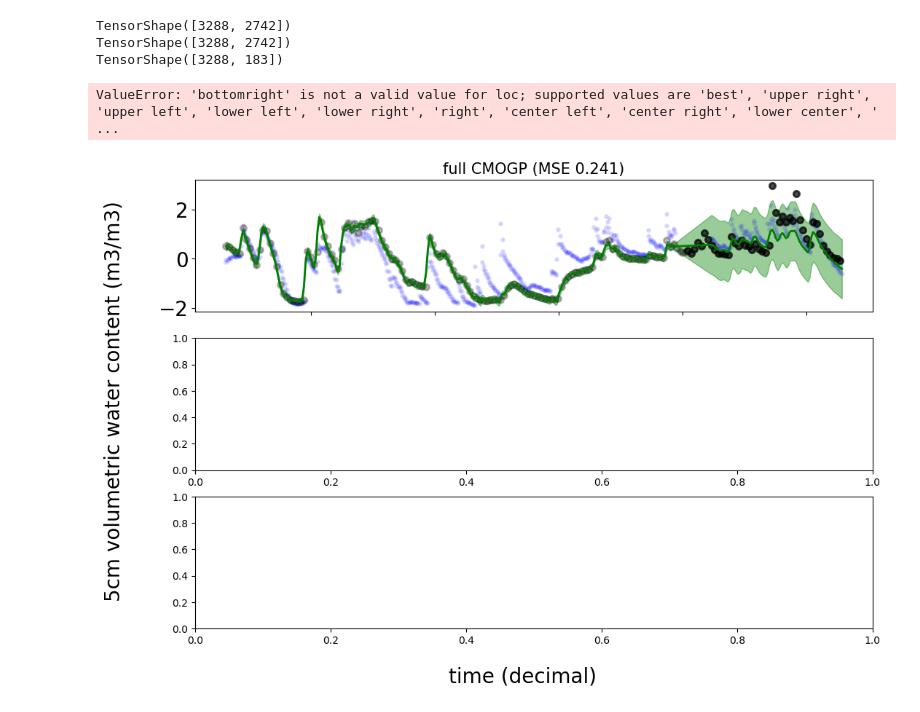
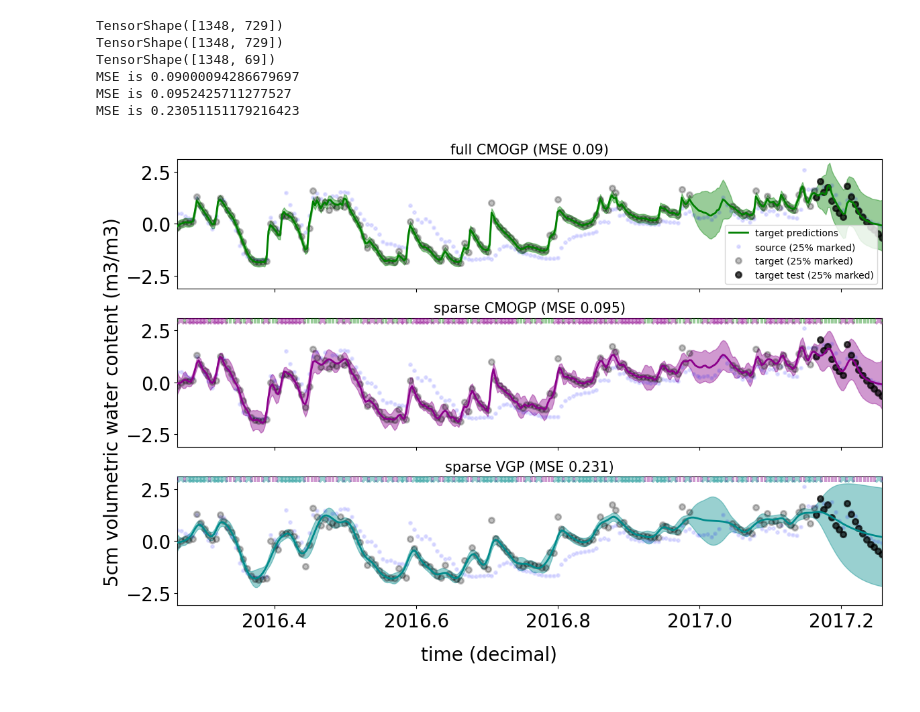
Before and after one commit to JVerbeek/at-gpflow, a Jupyter notebook: experiments/soil-moisture/soil_transfer_learning.ipynb, the cells around one changed output. Cells and saved outputs as stored; diff of their text form; code cells hidden in the pictures.

Commit message:
Implemented multi-station conditioning

```diff
--- a/experiments/soil-moisture/soil_transfer_learning.ipynb
+++ b/experiments/soil-moisture/soil_transfer_learning.ipynb
@@ -15,9 +15,9 @@ sys.path.append(str(at_dir))
 sys.path.append(str(subdir))
 BASE = str(subdir)
 
-source = pd.read_csv(BASE+"/data/station_data/RM_SM_14_calibrated.csv")
+source = pd.read_csv(BASE+"/data/station_data/RM_SM_15_calibrated.csv")
 source2 = pd.read_csv(BASE+"/data/station_data/RM_SM_02_calibrated.csv")
-target = pd.read_csv(BASE+"/data/station_data/RM_SM_15_calibrated.csv")
+target = pd.read_csv(BASE+"/data/station_data/RM_SM_14_calibrated.csv")
 source["Measurement Time"] = pd.to_datetime(source["Measurement Time"])
 source2["Measurement Time"] = pd.to_datetime(source2["Measurement Time"])
 target["Measurement Time"] = pd.to_datetime(target["Measurement Time"])
@@ -26,8 +26,8 @@ source.index = source["Measurement Time"]
 source2.index = source2["Measurement Time"]
 target.index = target["Measurement Time"]
 
-source = source.resample("3H").last()
-source2 = source2.resample("3H").last()
+source = source.resample("12H").last()
+source2 = source2.resample("24H").last()
 target = target.resample("12H").last()
 
 source['decimal_year'] = source['Measurement Time'].dt.year + (source['Measurement Time'].dt.dayofyear - 1) / 365.25
@@ -211,7 +232,7 @@ TensorShape([3288, 183])
 from atmodel import SparseCMOGP, ConditionalMOGP
 from atlikelihood import TransferLikelihood
 import gpflow as gpf
-from robust_svgp import LMCInducingVariable
+from robust_svgp import LMCInducingVariable, LMCInducingPointsBase
 
 def optimize(m):
     opt = gpf.optimizers.Scipy()
@@ -219,7 +240,7 @@ def optimize(m):
     plt.plot(res["loss_history"])
     plt.show()
 
-output_dim = 2  # Number of outputs
+output_dim = 3 # Number of outputs
 rank = 1  # Rank of W
 
 # Base kernel
@@ -229,20 +250,20 @@ k = gpf.kernels.Matern32(active_dims=[0])
 coreg = gpf.kernels.Coregion(
     output_dim=output_dim, rank=rank, active_dims=[1]
 )
-nIVS = 100
-print(X)
+nIVS = 50 * output_dim
 ivs = np.linspace(np.min(X[:,0]), np.max(X[:,0]), nIVS).reshape(-1, 1)
-print(ivs[0], ivs[-1])
-iv_ind = np.concatenate((np.ones((int(nIVS/2),1 )), np.zeros((int(nIVS/2), 1))))  # I guess the IPs for the target don't matter here, but this makes the comparison fair.
+iv_ind = [j * np.ones((int(nIVS/output_dim), 1)) for j in range(output_dim)]
+iv_ind = np.concatenate(iv_ind)  # I guess the IPs for the target don't matter here, but this makes the comparison fair.
 shuffle = np.random.permutation(np.arange(len(ivs)))
 ivs = ivs[shuffle]
 ivs = np.hstack((ivs, iv_ind))
+print(ivs.shape, X.shape, y.shape)
 kern = k * coreg
 #m = ConditionalMOGP((X, y), kernel=kern, likelihood=TransferLikelihood(source=gpf.likelihoods.Gaussian(), target=gpf.likelihoods.Gaussian()))
-model2 = SparseCMOGP((X, y), exact_target=False, kernel=kern, jitter=1e-5, inducing_variable=LMCInducingVariable(ivs), likelihood=TransferLikelihood(source=gpf.likelihoods.Gaussian(), target=gpf.likelihoods.Gaussian()))
+model2 = SparseCMOGP((X, y), conditioning_index=2, exact_target=False, kernel=kern, jitter=1e-5, inducing_variable=LMCInducingPointsBase(ivs), likelihood=TransferLikelihood(source=gpf.likelihoods.Gaussian(), target=gpf.likelihoods.Gaussian()))
 #gpf.set_trainable(m.kernel.kernels[0].variance, True)
 #gpf.set_trainable(m.likelihood.source.variance, False)
-print(model2.inducing_variable.Z)
+#print(model2.conditional_likelihood(decompose_likelihood=True))
 
 gpf.utilities.print_summary(model2)
 optimize(model2)
@@ -344,11 +374,11 @@ ours_mse
 # %%
 # This likelihood switches between Gaussian noise with different variances for each f_i:
 from robust_svgp import LMCInducingPointsBase
-output_dim = 2  # Number of outputs
+output_dim = 3 # Number of outputs
 rank = 1  # Rank of W
 
 # Base kernel
-k = gpf.kernels.Matern32()
+k = gpf.kernels.Matern32(active_dims=[0])
 
 # Coregion kernel
 coreg = gpf.kernels.Coregion(
@@ -360,12 +390,11 @@ kern = k * coreg
 lik = TransferLikelihood(
     source=gpf.likelihoods.Gaussian(), target=gpf.likelihoods.Gaussian()
 )
-
-nIVS = 100
+nIVS = 50*output_dim
 print(X)
 ivs = np.linspace(np.min(X[:,0]), np.max(X[:,0]), nIVS).reshape(-1, 1)
-print(ivs[0], ivs[-1])
-iv_ind = np.concatenate((np.ones((int(nIVS/2),1 )), np.zeros((int(nIVS/2), 1))))  # I guess the IPs for the target don't matter here, but this makes the comparison fair.
+iv_ind = np.concatenate((2*np.ones((int(nIVS/3),1 )), np.ones((int(nIVS/3),1 )), np.zeros((int(nIVS/3), 1))))  # I guess the IPs for the target don't matter here, but this makes the comparison fair.
+shuffle = np.random.permutation(np.arange(len(ivs)))
 ivs = ivs[shuffle]
 ivs = np.hstack((ivs, iv_ind))
 # now build the GP model as normal
@@ -418,6 +440,7 @@ gpf.utilities.print_summary(model3)
 # %%
 from sklearn.metrics import mean_squared_error
 
+from matplotlib.legend_handler import HandlerTuple
 colors = ["green", "darkmagenta", "darkcyan"]
 fig, ax = plt.subplots(3, 1, figsize=(12, 8))
 for i ,(name, m) in enumerate(zip(["full CMOGP", "sparse CMOGP", "sparse VGP"], [model1, model2, model3])):
@@ -434,41 +457,46 @@ for i ,(name, m) in enumerate(zip(["full CMOGP", "sparse CMOGP", "sparse VGP"],
     ax[i].plot(Ax, Ay, "b.", markevery=4, ms=6, mew=2, alpha=0.1, label="source (25% marked)")
     ax[i].plot(Bx, By, "k.", markevery=4, ms=12, mew=2, alpha=0.25, label="target (25% marked)")
     ax[i].plot(Xtest, ytest, "k.", markevery=4, ms=12, mew=2, alpha=0.7, label="target test (25% marked)")
     fig.supxlabel("time (decimal)", fontsize=20)
     fig.supylabel("5cm volumetric water content (m3/m3)", fontsize=20)
     ours_mse = mean_squared_error(ytest, fmean_tst)
     ax[i].set_title(name + f" (MSE {np.round(ours_mse, 3)})", fontsize=15)
     if i < 2:
         ax[i].set_xticklabels([])
     ax[i].tick_params(axis='both', labelsize=20)
     ax[i].fill_between(
         Xall[:, 0],
         (fmean2 - 2 * np.sqrt(fvar2))[:, 0],
         (fmean2 + 2 * np.sqrt(fvar2))[:, 0],
         color=colors[i],
         alpha=0.4,
     )
     # # ax[i].fill_between(
     # #     Xall[:, 0],
     # #     (fmean - 2 * np.sqrt(fvar))[:, 0],
     # #     (fmean + 2 * np.sqrt(fvar))[:, 0],
     # #     color="k",
     # #     alpha=0.4,
     # )
-    ax[i].legend(loc="bottomright")
     if "sparse" in name:
-        print(name)
-        ax[i].scatter(m.inducing_variable.Z[:,0], np.ones_like(ivs[:,0])*3, marker="|", c=m.inducing_variable.Z[:,1], cmap="BrBG" if i == 2 else "PRGn", zorder=100, s=50, linewidth=3, alpha=0.6, label= "inducing points" if i == 1 else "__nolegend__")
+        iv_index = m.inducing_variable.Z[:,1]
+        handle1 = ax[i].scatter(m.inducing_variable.Z[:,0][iv_index == 0], np.ones_like(ivs[:,0][iv_index == 0])*3, marker="|",c=colors[i-1], zorder=10, s=50, linewidth=3, alpha=0.4, label= "IVs (source/target)")
+        handle2 = ax[i].scatter(m.inducing_variable.Z[:,0][iv_index == 1], np.ones_like(ivs[:,0][iv_index == 1])*3, marker="x", c=colors[i], zorder=10, s=50, linewidth=3, alpha=0.4)
+
+    else:
+        ax[i].legend(loc="lower right")
     ax[i].set_xlim(np.min(X[:,0]), np.max(X[:,0]))
     ax[i].set_ylim(-3.1, 3.1)
     plt.tight_layout()
     print("MSE is", ours_mse)
 # %% [output]
-TensorShape([3288, 2742])
-TensorShape([3288, 2742])
-TensorShape([3288, 183])
+TensorShape([1348, 729])
+TensorShape([1348, 729])
+TensorShape([1348, 69])
+MSE is 0.09000094286679697
+MSE is 0.0952425711277527
+MSE is 0.23051151179216423
-ValueError: 'bottomright' is not a valid value for loc; supported values are 'best', 'upper right', 'upper left', 'lower left', 'lower right', 'right', 'center left', 'center right', 'lower center', ' ...
-[figure, old version]
+[figure, new version]
 # %%
 from sklearn.metrics import mean_squared_error
 
```
Also changed, not shown: parts of 10 cells of this notebook, 4 other files.
